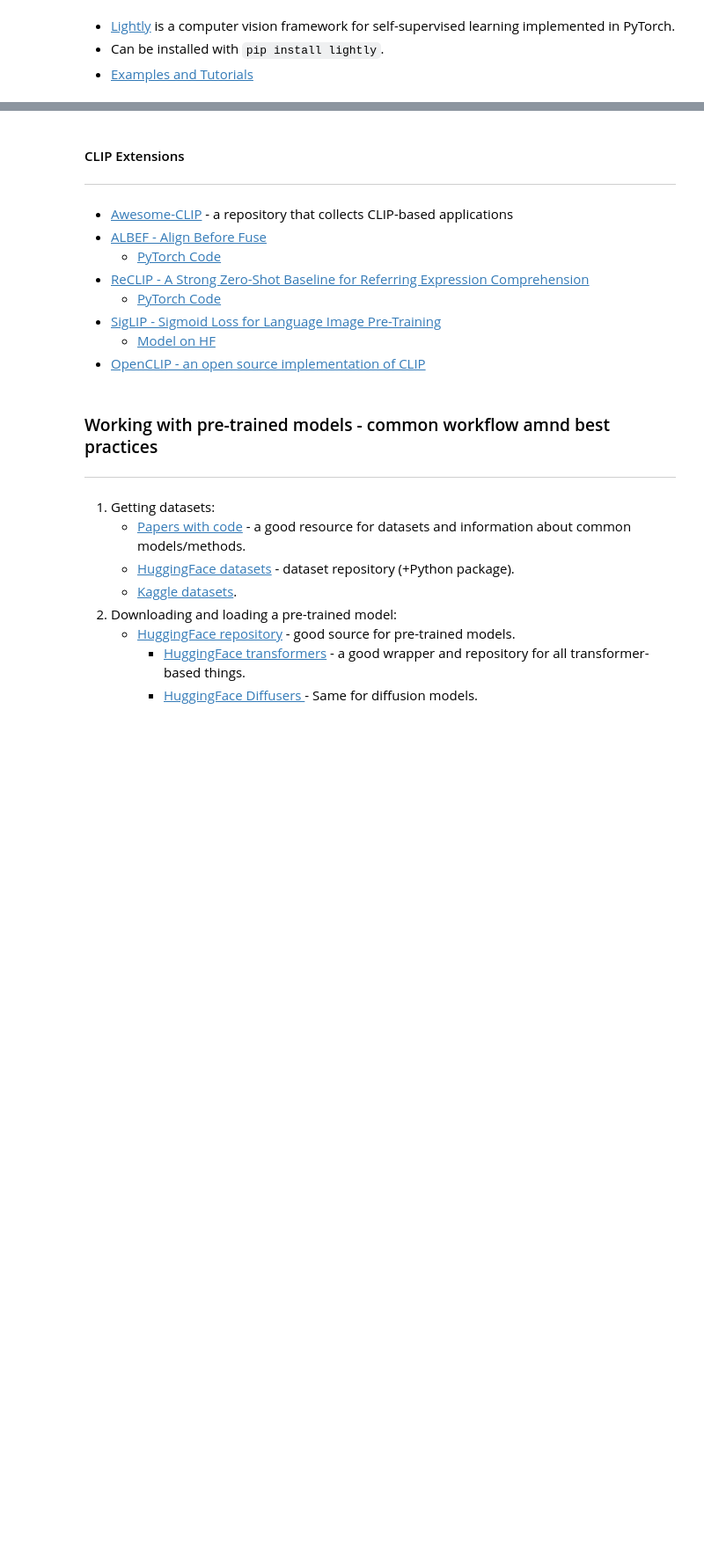
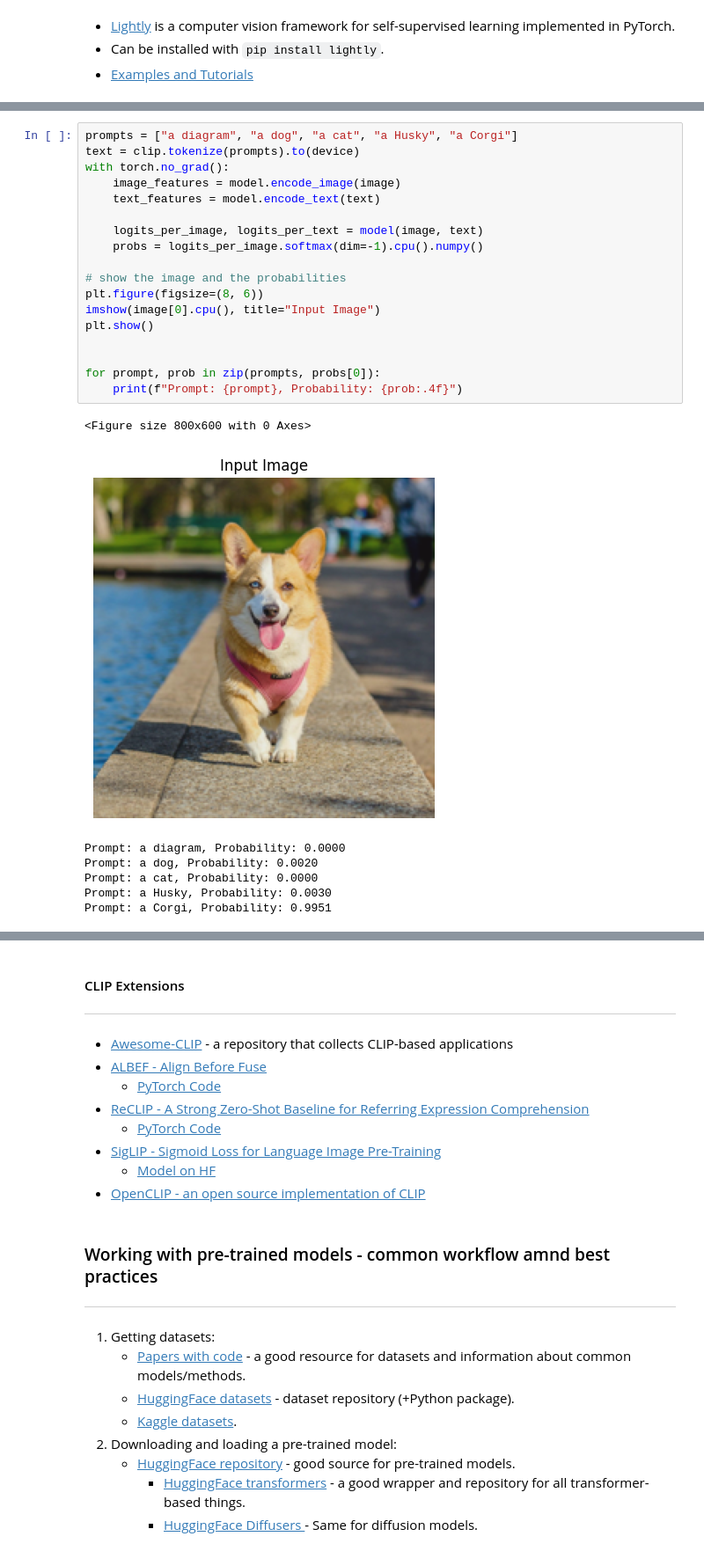
Before and after one commit to hmichaeli/ee046211-deep-learning, a Jupyter notebook: ee046211_tutorial_09_self_supervised_representation_learning_tmp.ipynb, the cells around one changed output, grey strips where cells are left out. Shown at 88% size. Cells and saved outputs as stored; diff of their text form; blank space fills up the shorter version.

```diff
--- a/ee046211_tutorial_09_self_supervised_representation_learning_tmp.ipynb
+++ b/ee046211_tutorial_09_self_supervised_representation_learning_tmp.ipynb
@@ -1265 +1323,27 @@ print("Label probs:", probs)  # prints: [[0.9927937  0.00421068 0.00299572]]
+# %%
+prompts = ["a diagram", "a dog", "a cat", "a Husky", "a Corgi"]
+text = clip.tokenize(prompts).to(device)
+with torch.no_grad():
+    image_features = model.encode_image(image)
+    text_features = model.encode_text(text)
+
+    logits_per_image, logits_per_text = model(image, text)
+    probs = logits_per_image.softmax(dim=-1).cpu().numpy()
+
+# show the image and the probabilities
+plt.figure(figsize=(8, 6))
+imshow(image[0].cpu(), title="Input Image")
+plt.show()
+
+
+for prompt, prob in zip(prompts, probs[0]):
+    print(f"Prompt: {prompt}, Probability: {prob:.4f}")
+# %% [output]
+<Figure size 800x600 with 0 Axes>
+[figure, added]
+Prompt: a diagram, Probability: 0.0000
+Prompt: a dog, Probability: 0.0020
+Prompt: a cat, Probability: 0.0000
+Prompt: a Husky, Probability: 0.0030
+Prompt: a Corgi, Probability: 0.9951
 # %%
```
Also changed, not shown: parts of 13 cells of this notebook, 1 other file.
